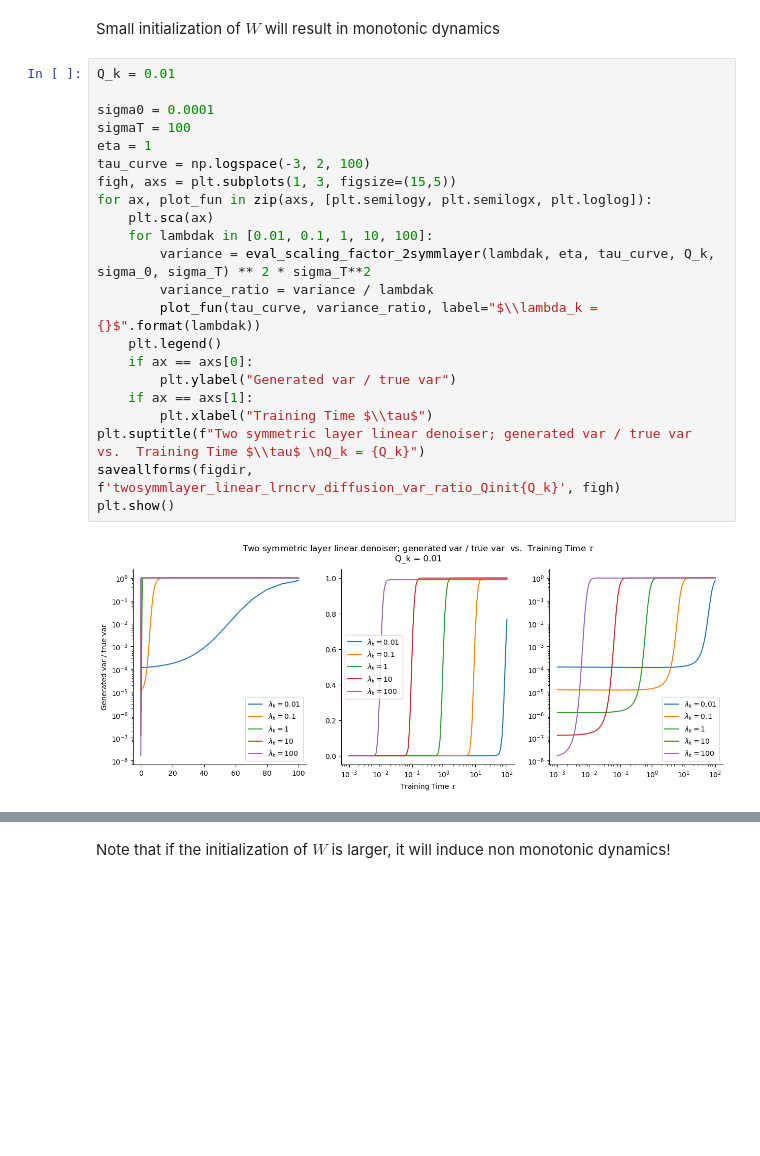
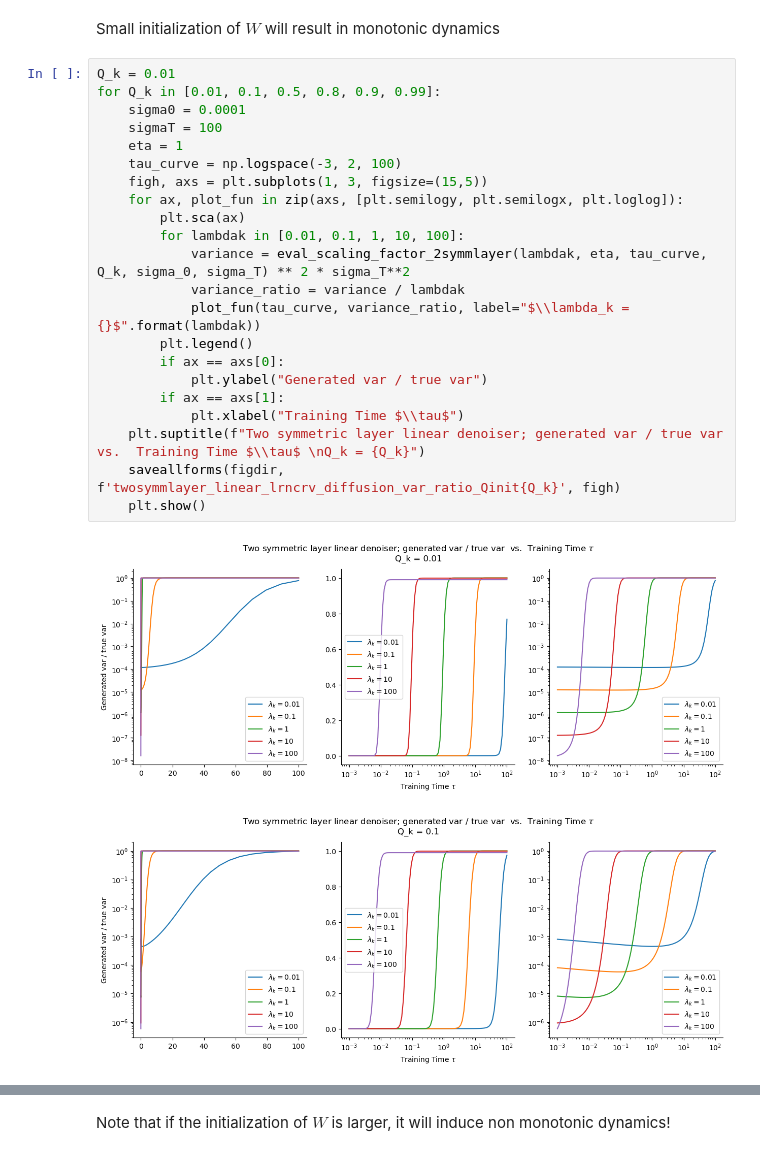
Before and after one commit to Animadversio/DiffusionLearningCurve, a Jupyter notebook: notebook/distri_learning_demo.ipynb, the cells around one changed output, grey strips where cells are left out. Saved outputs shown, nothing was run; the diff lists cells and outputs as text; blank space fills up the shorter version.

```diff
--- a/notebook/distri_learning_demo.ipynb
+++ b/notebook/distri_learning_demo.ipynb
@@ -338,25 +340,26 @@ plt.show()
 Small initialization of $W$ will result in monotonic dynamics
 # %%
 Q_k = 0.01
-
-sigma0 = 0.0001
-sigmaT = 100
-eta = 1
-tau_curve = np.logspace(-3, 2, 100)
-figh, axs = plt.subplots(1, 3, figsize=(15,5))
-for ax, plot_fun in zip(axs, [plt.semilogy, plt.semilogx, plt.loglog]):
-    plt.sca(ax)
-    for lambdak in [0.01, 0.1, 1, 10, 100]:
-        variance = eval_scaling_factor_2symmlayer(lambdak, eta, tau_curve, Q_k, sigma_0, sigma_T) ** 2 * sigma_T**2
-        variance_ratio = variance / lambdak
-        plot_fun(tau_curve, variance_ratio, label="$\\lambda_k = {}$".format(lambdak))
-    plt.legend()
-    if ax == axs[0]:
-        plt.ylabel("Generated var / true var")
-    if ax == axs[1]:
-        plt.xlabel("Training Time $\\tau$")
-plt.suptitle(f"Two symmetric layer linear denoiser; generated var / true var  vs.  Training Time $\\tau$ \nQ_k = {Q_k}")
-saveallforms(figdir, f'twosymmlayer_linear_lrncrv_diffusion_var_ratio_Qinit{Q_k}', figh)
-plt.show()
+for Q_k in [0.01, 0.1, 0.5, 0.8, 0.9, 0.99]:
+    sigma0 = 0.0001
+    sigmaT = 100
+    eta = 1
+    tau_curve = np.logspace(-3, 2, 100)
+    figh, axs = plt.subplots(1, 3, figsize=(15,5))
+    for ax, plot_fun in zip(axs, [plt.semilogy, plt.semilogx, plt.loglog]):
+        plt.sca(ax)
+        for lambdak in [0.01, 0.1, 1, 10, 100]:
+            variance = eval_scaling_factor_2symmlayer(lambdak, eta, tau_curve, Q_k, sigma_0, sigma_T) ** 2 * sigma_T**2
+            variance_ratio = variance / lambdak
+            plot_fun(tau_curve, variance_ratio, label="$\\lambda_k = {}$".format(lambdak))
+        plt.legend()
+        if ax == axs[0]:
+            plt.ylabel("Generated var / true var")
+        if ax == axs[1]:
+            plt.xlabel("Training Time $\\tau$")
+    plt.suptitle(f"Two symmetric layer linear denoiser; generated var / true var  vs.  Training Time $\\tau$ \nQ_k = {Q_k}")
+    saveallforms(figdir, f'twosymmlayer_linear_lrncrv_diffusion_var_ratio_Qinit{Q_k}', figh)
+    plt.show()
 # %% [output]
 [figure]
+[figure, added]
```
Also changed, not shown: parts of 3 cells of this notebook.
